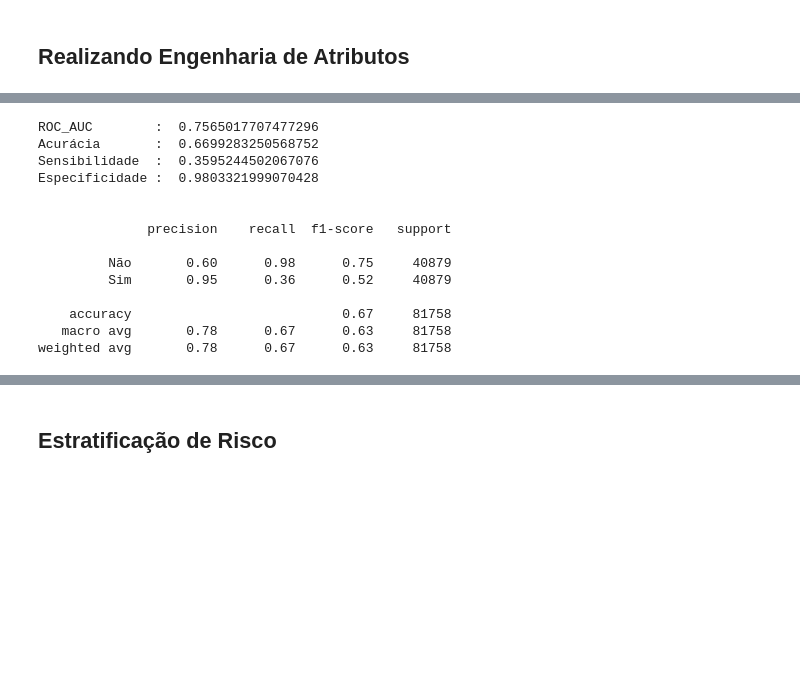
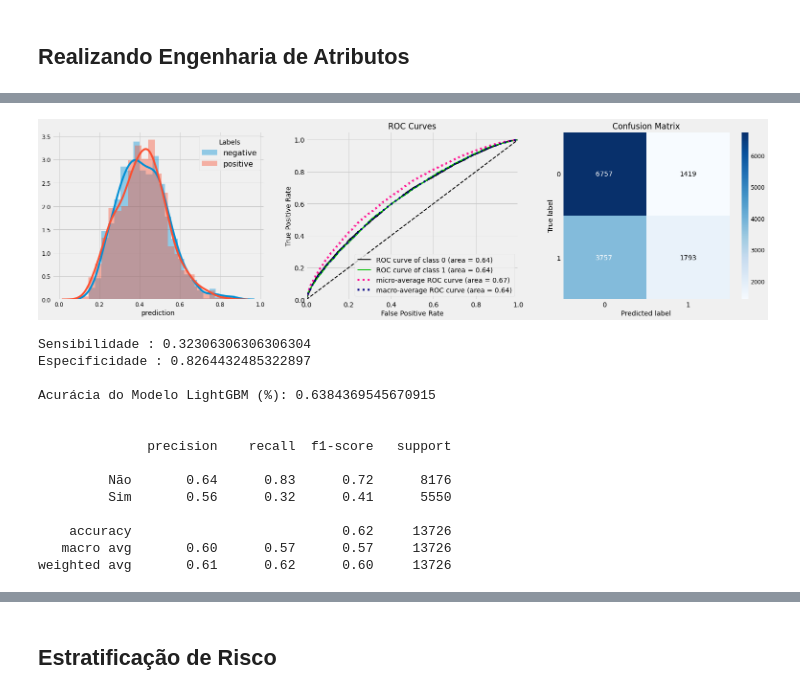
Before and after one commit to RodrigoLima82/Estratificacao_Risco_Diabetes, a Jupyter notebook: Estratificacao_de_Risco_Diabetes.ipynb, the cells around one changed output, grey strips where cells are left out. Saved outputs shown, nothing was run; the diff lists cells and outputs as text; code cells hidden in the pictures; blank space fills up the shorter version.

```diff
--- a/Estratificacao_de_Risco_Diabetes.ipynb
+++ b/Estratificacao_de_Risco_Diabetes.ipynb
@@ -478,41 +555,74 @@ Early stopping, best iteration is:
+# %%
+def predict(x_te, models):
+    model_num = len(models)
+    for k,m in enumerate(models):
+        if k==0:
+            y_pred = m.predict(x_te,num_iteration=m.best_iteration)
+        else:
+            y_pred += m.predict(x_te,num_iteration=m.best_iteration)
+    y_pred = y_pred / model_num
+    return y_pred
+# %%
+# Faz as previsões
+lgb_y_pred = predict(X_teste_scaled, models)
+
+preds = pd.DataFrame(lgb_y_pred, columns=['pos_preds'])
+preds['neg_preds'] = 1.0 - preds['pos_preds']
+
+fig, (ax1, ax2, ax3) = plt.subplots(1,3, figsize=(24, 6))
+
+plot_prediction_distribution(Y_teste, preds['pos_preds'], ax=ax1);
+
+plot_roc(Y_teste, preds[['neg_preds','pos_preds']], ax=ax2);
+
+plot_confusion_matrix(Y_teste, lgb_y_pred > 0.5, ax=ax3);
+# %% [output]
+[figure, added]
 # %%
+# Converte as probabilidades em classe
+lgb_t_y_pred = (lgb_y_pred > 0.5)
+
+# Agora convertemos os valores booleanos em classe binária, 0 ou 1
+lgb_t_y_pred = np.where(lgb_t_y_pred == 'True', 1, lgb_t_y_pred)
+
 # Cria e imprime a matriz de confusão
-conf_matriz_lr = confusion_matrix(new_y, oof > 0.5)
+conf_matriz_lgb = confusion_matrix(Y_teste, lgb_t_y_pred)
 
 # Calcula o total
-total1 = sum(sum(conf_matriz_lr))
+total1 = sum(sum(conf_matriz_lgb))
 
 # Calcula a acurácia
-accuracy_lr = (conf_matriz_lr[0,0] + conf_matriz_lr[1,1]) / total1
+accuracy_lgb = (conf_matriz_lgb[0,0] + conf_matriz_lgb[1,1]) / total1
 
 # Calcula especificidade e sensibilidade
-speci_lr = conf_matriz_lr[0,0] / (conf_matriz_lr[0,0] + conf_matriz_lr[0,1])
-sensi_lr = conf_matriz_lr[1,1] / (conf_matriz_lr[1,0] + conf_matriz_lr[1,1])
+sensi_lgb = conf_matriz_lgb[1,1] / (conf_matriz_lgb[1,0] + conf_matriz_lgb[1,1])
+speci_lgb = conf_matriz_lgb[0,0] / (conf_matriz_lgb[0,0] + conf_matriz_lgb[0,1])
+
+# Print
+print('Sensibilidade :', sensi_lgb)
+print('Especificidade :', speci_lgb)
 
 # Calcula ROC AUC
-roc_auc_oof = roc_auc_score(new_y, oof)
+roc_auc_oof = roc_auc_score(Y_teste, lgb_y_pred)
 
 # Print
-print('ROC_AUC        : ', roc_auc_oof)
-print('Acurácia       : ', accuracy_lr)
-print('Sensibilidade  : ', sensi_lr)
-print('Especificidade : ', speci_lr)
-print('\n')
+print("\nAcurácia do Modelo LightGBM (%):", roc_auc_oof)
+print("\n")
 
 # Relatório de Classificação
-print(classification_report(new_y, oof > 0.5, target_names = ['Não', 'Sim']))
+print(classification_report(Y_teste, lgb_t_y_pred, target_names = ['Não', 'Sim']))
 # %% [output]
-ROC_AUC        :  0.7565017707477296
-Acurácia       :  0.6699283250568752
-Sensibilidade  :  0.3595244502067076
-Especificidade :  0.9803321999070428
+Sensibilidade : 0.32306306306306304
+Especificidade : 0.8264432485322897
+
+Acurácia do Modelo LightGBM (%): 0.6384369545670915
 
 
               precision    recall  f1-score   support
 
-         Não       0.60      0.98      0.75     40879
-         Sim       0.95      0.36      0.52     40879
+         Não       0.64      0.83      0.72      8176
+         Sim       0.56      0.32      0.41      5550
 
-    accuracy                           0.67     81758
-   macro avg       0.78      0.67      0.63     81758
-weighted avg       0.78      0.67      0.63     81758
+    accuracy                           0.62     13726
+   macro avg       0.60      0.57      0.57     13726
+weighted avg       0.61      0.62      0.60     13726
```
Also changed, not shown: parts of 36 cells of this notebook.
